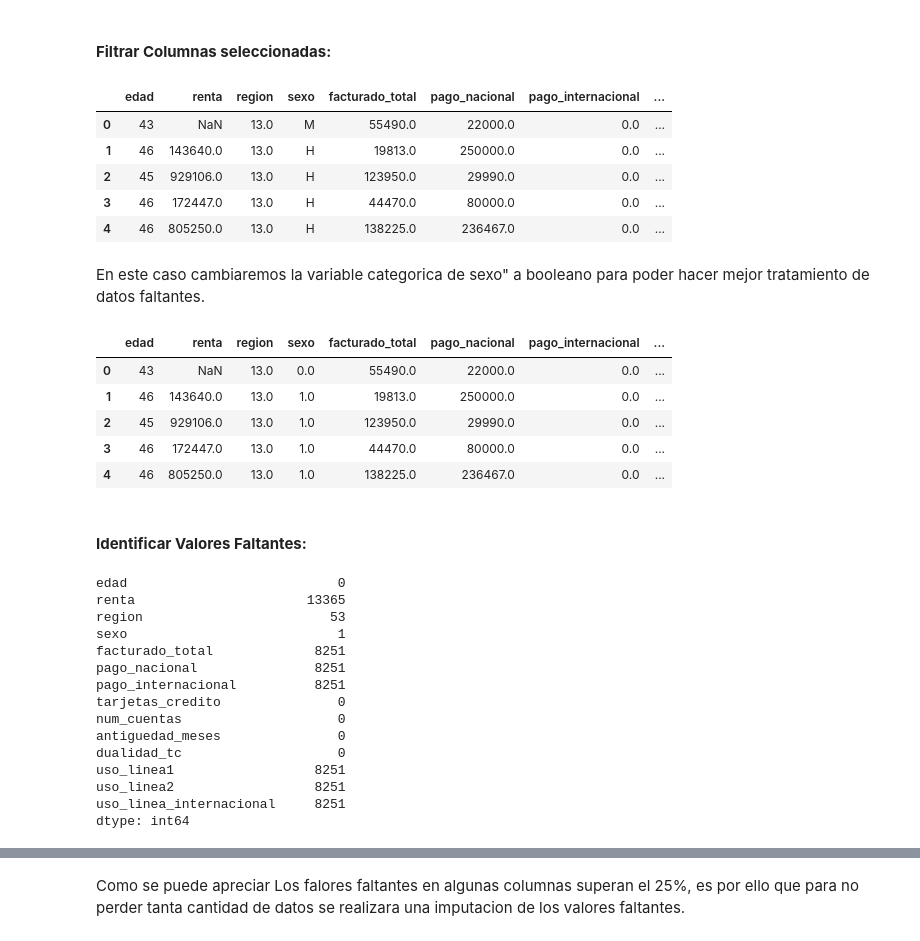
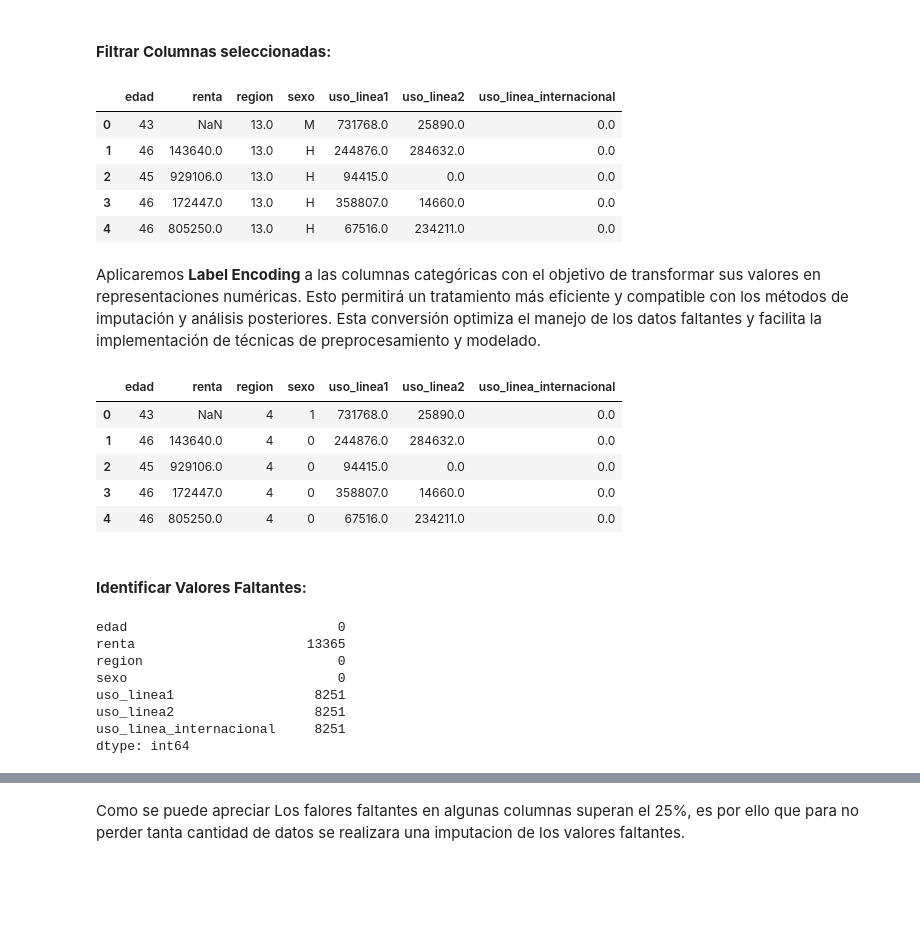
Before and after one commit to Wachitugo/Monopoly, a Jupyter notebook: notebook/monopoly.ipynb, the cells around one changed output, grey strips where cells are left out. Saved outputs shown, nothing was run; the diff lists cells and outputs as text; code cells hidden in the pictures; blank space fills up the shorter version.

```diff
--- a/notebook/monopoly.ipynb
+++ b/notebook/monopoly.ipynb
@@ -204,59 +199,58 @@ nuevos_nombres = {
     'Renta': 'renta',
     'Region': 'region',
     'Sexo': 'sexo',
-    'Fac_T12': 'facturado_total',
-    'PagoNac_T12': 'pago_nacional',
-    'PagoInt_T12': 'pago_internacional',
-    'TC': 'tarjetas_credito',
-    'Cuentas': 'num_cuentas',
-    'Antiguedad': 'antiguedad_meses',
-    'Dualidad': 'dualidad_tc',
     'UsoL1_T12': 'uso_linea1',
     'UsoL2_T12': 'uso_linea2',
     'UsoLI_T12': 'uso_linea_internacional'
 }
-df_seleccion = df[columnas].copy()
-# Renombrar las columnas en el dataframe seleccionado
+
+# Crear un DataFrame con las columnas relevantes
+df_seleccion = df[list(nuevos_nombres.keys())].copy()
+
+# Renombrar las columnas usando el diccionario
 df_seleccion.rename(columns=nuevos_nombres, inplace=True)
 # %%
 df_seleccion.head()
 # %% [output]
-|  | edad | renta | region | sexo | facturado_total | pago_nacional | pago_internacional | ... |
-| 0 | 43 | NaN | 13.0 | M | 55490.0 | 22000.0 | 0.0 | ... |
-| 1 | 46 | 143640.0 | 13.0 | H | 19813.0 | 250000.0 | 0.0 | ... |
-| 2 | 45 | 929106.0 | 13.0 | H | 123950.0 | 29990.0 | 0.0 | ... |
-| 3 | 46 | 172447.0 | 13.0 | H | 44470.0 | 80000.0 | 0.0 | ... |
-| 4 | 46 | 805250.0 | 13.0 | H | 138225.0 | 236467.0 | 0.0 | ... |
+|  | edad | renta | region | sexo | uso_linea1 | uso_linea2 | uso_linea_internacional |
+| 0 | 43 | NaN | 13.0 | M | 731768.0 | 25890.0 | 0.0 |
+| 1 | 46 | 143640.0 | 13.0 | H | 244876.0 | 284632.0 | 0.0 |
+| 2 | 45 | 929106.0 | 13.0 | H | 94415.0 | 0.0 | 0.0 |
+| 3 | 46 | 172447.0 | 13.0 | H | 358807.0 | 14660.0 | 0.0 |
+| 4 | 46 | 805250.0 | 13.0 | H | 67516.0 | 234211.0 | 0.0 |
 # %% [markdown]
-En este caso cambiaremos la variable categorica de sexo" a booleano para poder hacer mejor tratamiento de datos faltantes.
+Aplicaremos **Label Encoding** a las columnas categóricas con el objetivo de transformar sus valores en representaciones numéricas. Esto permitirá un tratamiento más eficiente y compatible con los métodos de imputación y análisis posteriores. Esta conversión optimiza el manejo de los datos faltantes y facilita la implementación de técnicas de preprocesamiento y modelado.
 # %%
-# Convertir la columna 'sexo' a valores binarios (H -> 1, M -> 0)
-df_seleccion['sexo'] = df_seleccion['sexo'].map({'H': 1, 'M': 0})
+from sklearn.preprocessing import LabelEncoder
+
+# Hacemos una copia del DataFrame para evitar modificar el original
+df_categorizado = df_seleccion.copy()
+
+# Aplicamos LabelEncoder a la columna 'region'
+label_encoder_region = LabelEncoder()
+df_categorizado['region'] = label_encoder_region.fit_transform(df_categorizado['region'].astype(str))
+
+# Aplicamos LabelEncoder a la columna 'sexo'
+label_encoder_sexo = LabelEncoder()
+df_categorizado['sexo'] = label_encoder_sexo.fit_transform(df_categorizado['sexo'].astype(str))
 # %%
-df_seleccion.head()
+df_categorizado.head()
 # %% [output]
-|  | edad | renta | region | sexo | facturado_total | pago_nacional | pago_internacional | ... |
-| 0 | 43 | NaN | 13.0 | 0.0 | 55490.0 | 22000.0 | 0.0 | ... |
-| 1 | 46 | 143640.0 | 13.0 | 1.0 | 19813.0 | 250000.0 | 0.0 | ... |
-| 2 | 45 | 929106.0 | 13.0 | 1.0 | 123950.0 | 29990.0 | 0.0 | ... |
-| 3 | 46 | 172447.0 | 13.0 | 1.0 | 44470.0 | 80000.0 | 0.0 | ... |
-| 4 | 46 | 805250.0 | 13.0 | 1.0 | 138225.0 | 236467.0 | 0.0 | ... |
+|  | edad | renta | region | sexo | uso_linea1 | uso_linea2 | uso_linea_internacional |
+| 0 | 43 | NaN | 4 | 1 | 731768.0 | 25890.0 | 0.0 |
+| 1 | 46 | 143640.0 | 4 | 0 | 244876.0 | 284632.0 | 0.0 |
+| 2 | 45 | 929106.0 | 4 | 0 | 94415.0 | 0.0 | 0.0 |
+| 3 | 46 | 172447.0 | 4 | 0 | 358807.0 | 14660.0 | 0.0 |
+| 4 | 46 | 805250.0 | 4 | 0 | 67516.0 | 234211.0 | 0.0 |
 # %% [markdown]
 #### **Identificar Valores Faltantes:**
 # %%
-df_seleccion.isnull().sum()
+df_categorizado.isnull().sum()
 # %% [output]
 edad                           0
 renta                      13365
-region                        53
-sexo                           1
-facturado_total             8251
-pago_nacional               8251
-pago_internacional          8251
-tarjetas_credito               0
-num_cuentas                    0
-antiguedad_meses               0
-dualidad_tc                    0
+region                         0
+sexo                           0
 uso_linea1                  8251
 uso_linea2                  8251
 uso_linea_internacional     8251
```
Also changed, not shown: parts of 75 cells of this notebook.
